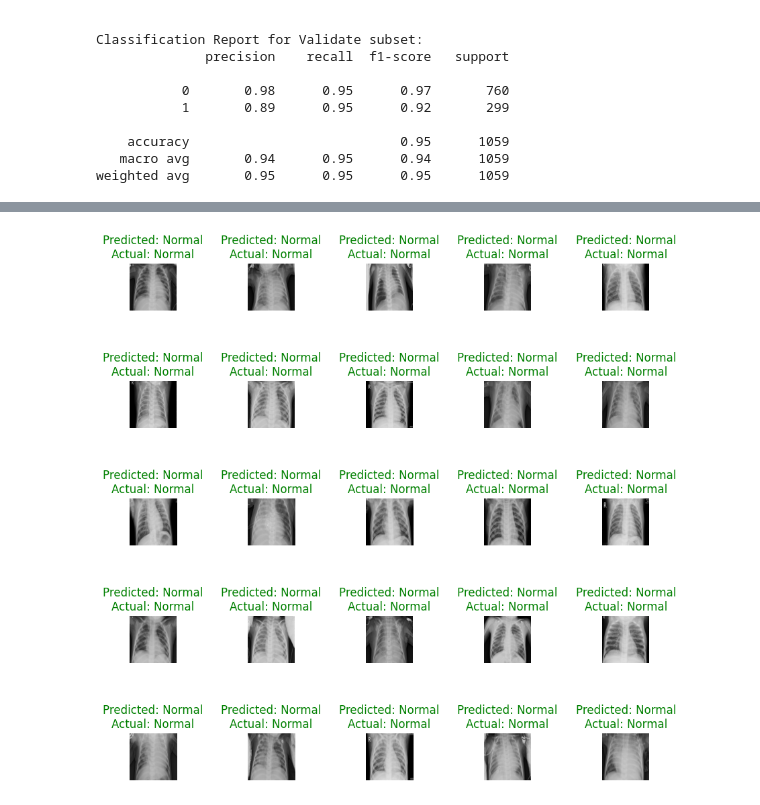
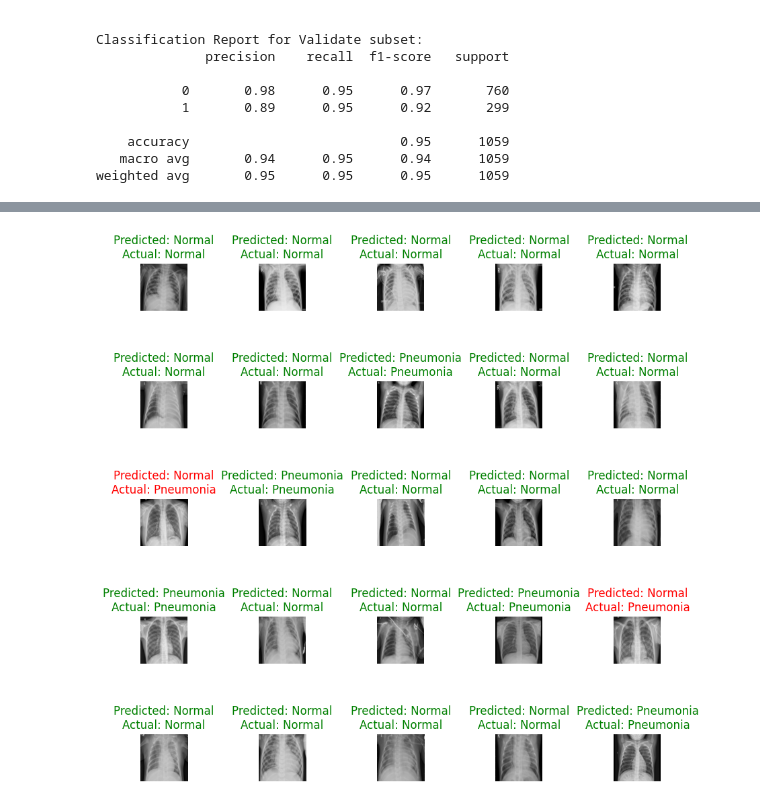
Before and after one commit to Profjay22/deeplearning_classification, a Jupyter notebook: xyz.ipynb, the cells around one changed output, grey strips where cells are left out. Cells and saved outputs as stored; diff of their text form; code cells hidden in the pictures.

```diff
--- a/xyz.ipynb
+++ b/xyz.ipynb
@@ -500,7 +500,6 @@ Classification Report for Validate subset:
    macro avg       0.94      0.95      0.94      1059
 weighted avg       0.95      0.95      0.95      1059
 # %%
-
 def evaluate_model_test(loader, name):
     """
     Evaluate the trained model on the specified data loader (test set), store true labels, predicted labels, and input images for visualization, and plot the confusion matrix.
@@ -523,6 +522,8 @@ def evaluate_model_test(loader, name):
     predictions = []
     ground_truths = []
     input_images = []
+    running_correct = 0.0
+    running_total = 0.0
     with torch.no_grad():
         for inputs, targets in loader:
             inputs, targets = inputs.to(device), targets.to(device)
@@ -531,6 +532,10 @@ def evaluate_model_test(loader, name):
             predictions.extend(predicted.cpu().numpy())
             ground_truths.extend(targets.cpu().numpy())
             input_images.extend(inputs.cpu().numpy())
+
+            # Update running correct and total
+            running_total += targets.size(0)
+            running_correct += predicted.eq(targets).sum().item()
 
     accuracy = accuracy_score(ground_truths, predictions)
     precision = precision_score(ground_truths, predictions)
@@ -573,6 +578,8 @@ def evaluate_model_test(loader, name):
     report = classification_report(ground_truths, predictions)
     print(f"Classification Report for {name} subset:\n{report}\n")
 
+    print("Total Correct: {} \nTotal Test Images: {}".format(running_correct, running_total))
+
     return ground_truths, predictions, input_images, accuracy, precision, recall, f1, cm
 
 # Call the function and store the returned values
@@ -600,39 +606,44 @@ weighted avg       0.86      0.85      0.84       624
 # %%
+# Shuffle indices
+indices = list(range(len(input_images)))
+random.shuffle(indices)
+
 # Define the class names
 class_names = ['Normal', 'Pneumonia']
 
 # Visualize the images along with predicted and true labels
 fig, axes = plt.subplots(5, 5, figsize=(10, 10))
 fig.subplots_adjust(hspace=1.5, wspace=1.5)
 x = 0
 for i in range(5):
     for j in range(5):
-        # Get the image and labels
-        inp = input_images[x].squeeze()
-        true_label = true_labels[x]
-        pred_label = pred_labels[x]
+        # Get the image and labels using shuffled indices
+        index = indices[x]
+        inp = input_images[index].squeeze()
+        true_label = true_labels[index]
+        pred_label = pred_labels[index]
 
         # Normalize the image for display
         inp = inp.transpose((1, 2, 0))
         mean = np.array([0.485, 0.456, 0.406])
         std = np.array([0.229, 0.224, 0.225])
         inp = std * inp + mean
         inp = np.clip(inp, 0, 1)
 
         # Display the image
         axes[i, j].imshow(inp)
 
         # Set the title with the predicted and actual labels
         title = "Predicted: {}\nActual: {}".format(class_names[pred_label], class_names[true_label])
         color = 'green' if pred_label == true_label else 'red'
         axes[i, j].set_title(title, color=color)
 
         # Hide the axes
         axes[i, j].axis('off')
 
         # Move to the next image
         x += 1
 
 plt.show()
 # %% [output]
-[figure, old version]
+[figure, new version]
```
Also changed, not shown: parts of 1 cell of this notebook.
